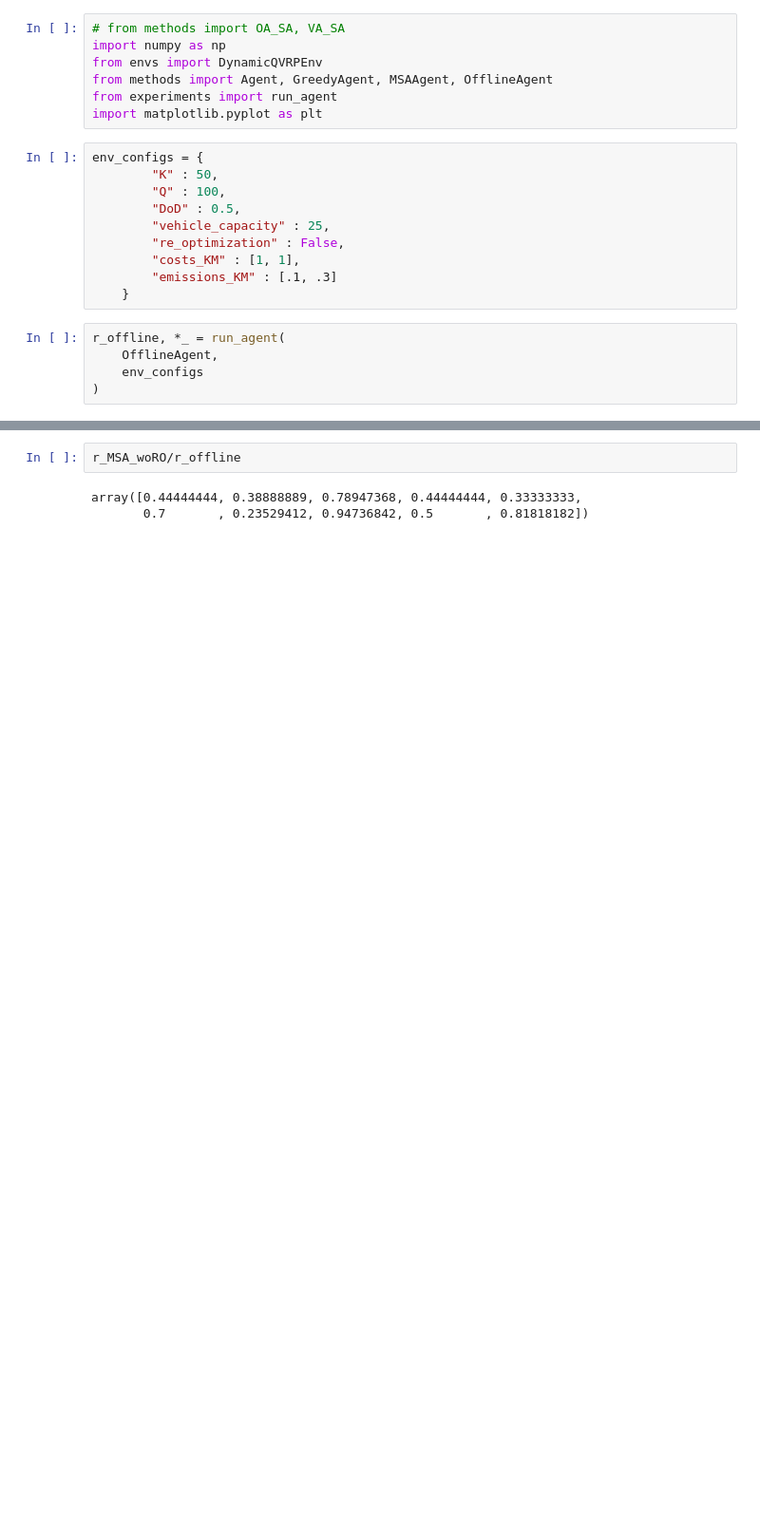
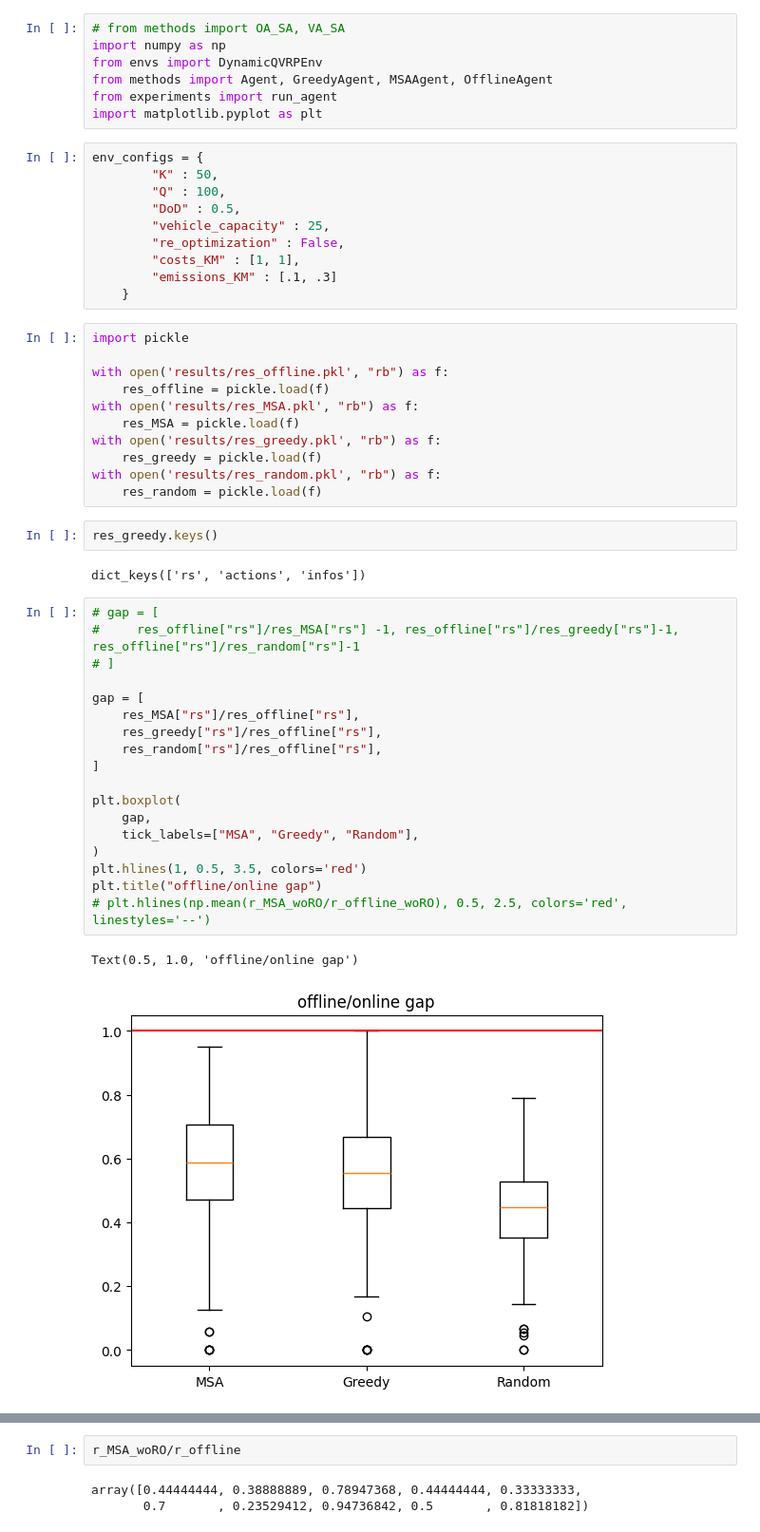
Before and after one commit to Farid-Najar/DynamicQVRP, a Jupyter notebook: results.ipynb, the cells around one changed output, grey strips where cells are left out. Shown at 95% size. Saved outputs shown, nothing was run; the diff lists cells and outputs as text; blank space fills up the shorter version.

```diff
--- a/results.ipynb
+++ b/results.ipynb
@@ -15,8 +15,39 @@ env_configs = {
         "costs_KM" : [1, 1],
         "emissions_KM" : [.1, .3]
     }
-# %%
-r_offline, *_ = run_agent(
-    OfflineAgent,
-    env_configs
-)
+# %%
+import pickle
+
+with open('results/res_offline.pkl', "rb") as f:
+    res_offline = pickle.load(f)
+with open('results/res_MSA.pkl', "rb") as f:
+    res_MSA = pickle.load(f)
+with open('results/res_greedy.pkl', "rb") as f:
+    res_greedy = pickle.load(f)
+with open('results/res_random.pkl', "rb") as f:
+    res_random = pickle.load(f)
+# %%
+res_greedy.keys()
+# %% [output]
+dict_keys(['rs', 'actions', 'infos'])
+# %%
+# gap = [
+#     res_offline["rs"]/res_MSA["rs"] -1, res_offline["rs"]/res_greedy["rs"]-1, res_offline["rs"]/res_random["rs"]-1
+# ]
+
+gap = [
+    res_MSA["rs"]/res_offline["rs"],
+    res_greedy["rs"]/res_offline["rs"],
+    res_random["rs"]/res_offline["rs"],
+]
+
+plt.boxplot(
+    gap,
+    tick_labels=["MSA", "Greedy", "Random"],
+)
+plt.hlines(1, 0.5, 3.5, colors='red')
+plt.title("offline/online gap")
+# plt.hlines(np.mean(r_MSA_woRO/r_offline_woRO), 0.5, 2.5, colors='red', linestyles='--')
+# %% [output]
+Text(0.5, 1.0, 'offline/online gap')
+[figure, added]
```
Also changed, not shown: parts of 8 cells of this notebook, 9 other files.
